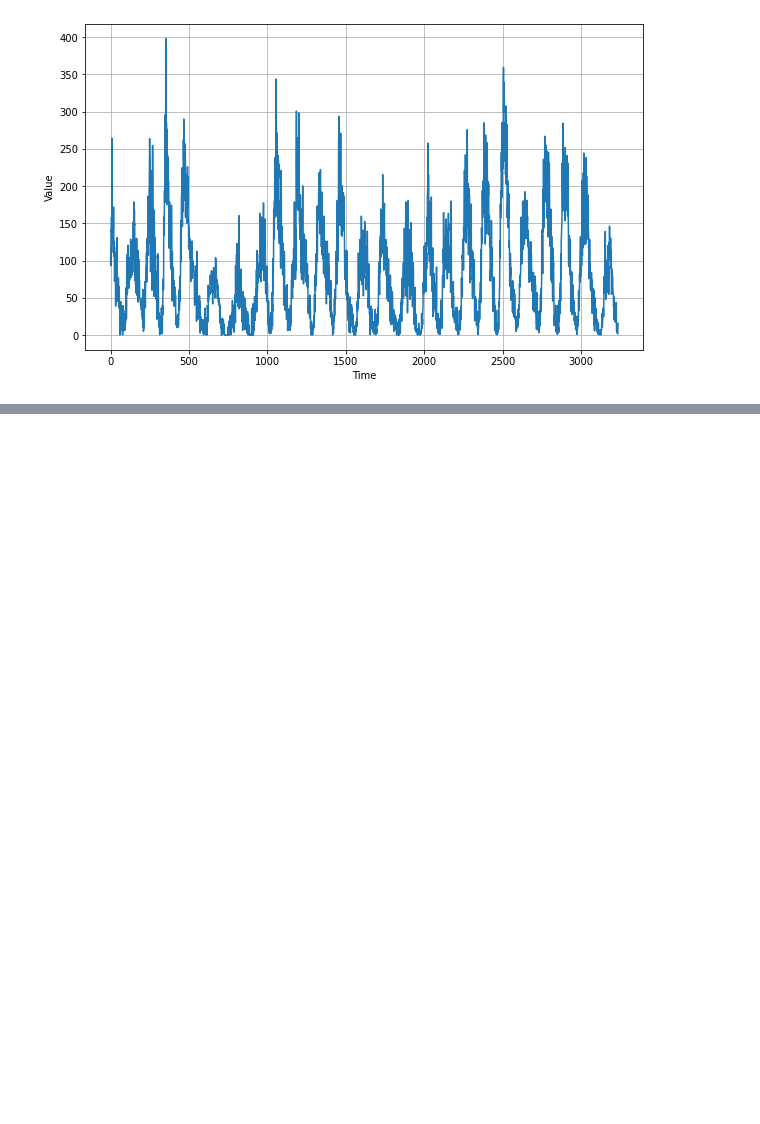
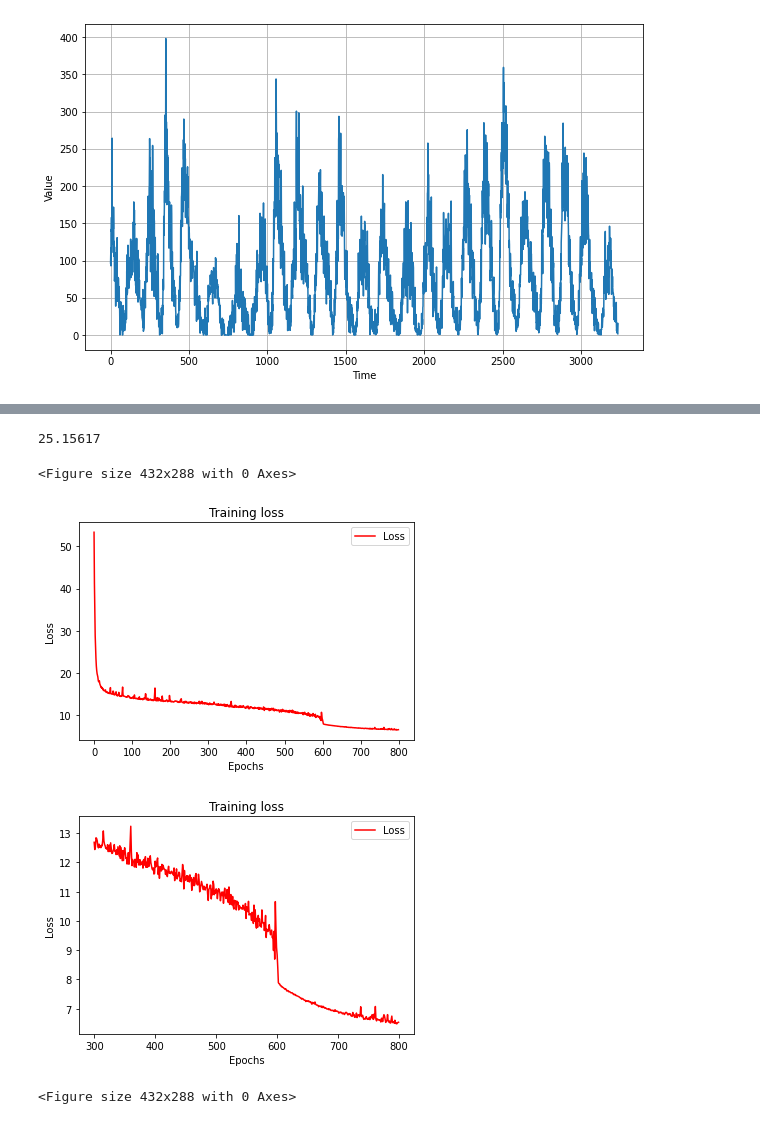
Before and after one commit to utkarsh-prakash/Google-Colab-Notebooks, a Jupyter notebook: Sunspot_Timeseries_forecasting.ipynb, the cells around one changed output, grey strips where cells are left out. Cells and saved outputs as stored; diff of their text form; code cells hidden in the pictures; blank space fills up the shorter version.

```diff
--- a/Sunspot_Timeseries_forecasting.ipynb
+++ b/Sunspot_Timeseries_forecasting.ipynb
@@ -132,5 +132,5 @@ optimizer = tf.keras.optimizers.SGD(lr=5e-6, momentum=0.9)
 model.compile(loss=tf.keras.losses.Huber(),
               optimizer=optimizer,
               metrics=["mae"])
-history = model.fit(train_set,epochs=700,verbose=2,callbacks=[lrate])
+history = model.fit(train_set,epochs=800,verbose=2,callbacks=[lrate])
 # %% [output]
@@ -170,5 +172,7 @@ plot_series(time_valid, rnn_forecast)
 # %%
 tf.keras.metrics.mean_absolute_error(x_valid, rnn_forecast).numpy()
+# %% [output]
+25.15617
 # %%
 import matplotlib.image  as mpimg
 import matplotlib.pyplot as plt
@@ -181,31 +185,36 @@ loss=history.history['loss']
 
 epochs=range(len(loss)) # Get number of epochs
 
 
 #------------------------------------------------
 # Plot training and validation loss per epoch
 #------------------------------------------------
 plt.plot(epochs, loss, 'r')
 plt.title('Training loss')
 plt.xlabel("Epochs")
 plt.ylabel("Loss")
 plt.legend(["Loss"])
 
 plt.figure()
 
 
 
 zoomed_loss = loss[300:]
-zoomed_epochs = range(300,700)
+zoomed_epochs = range(300,800)
 
 
 #------------------------------------------------
 # Plot training and validation loss per epoch
 #------------------------------------------------
 plt.plot(zoomed_epochs, zoomed_loss, 'r')
 plt.title('Training loss')
 plt.xlabel("Epochs")
 plt.ylabel("Loss")
 plt.legend(["Loss"])
 
 plt.figure()
+# %% [output]
+<Figure size 432x288 with 0 Axes>
+[figure, added]
+[figure, added]
+<Figure size 432x288 with 0 Axes>
```
Also changed, not shown: parts of 3 cells of this notebook.
